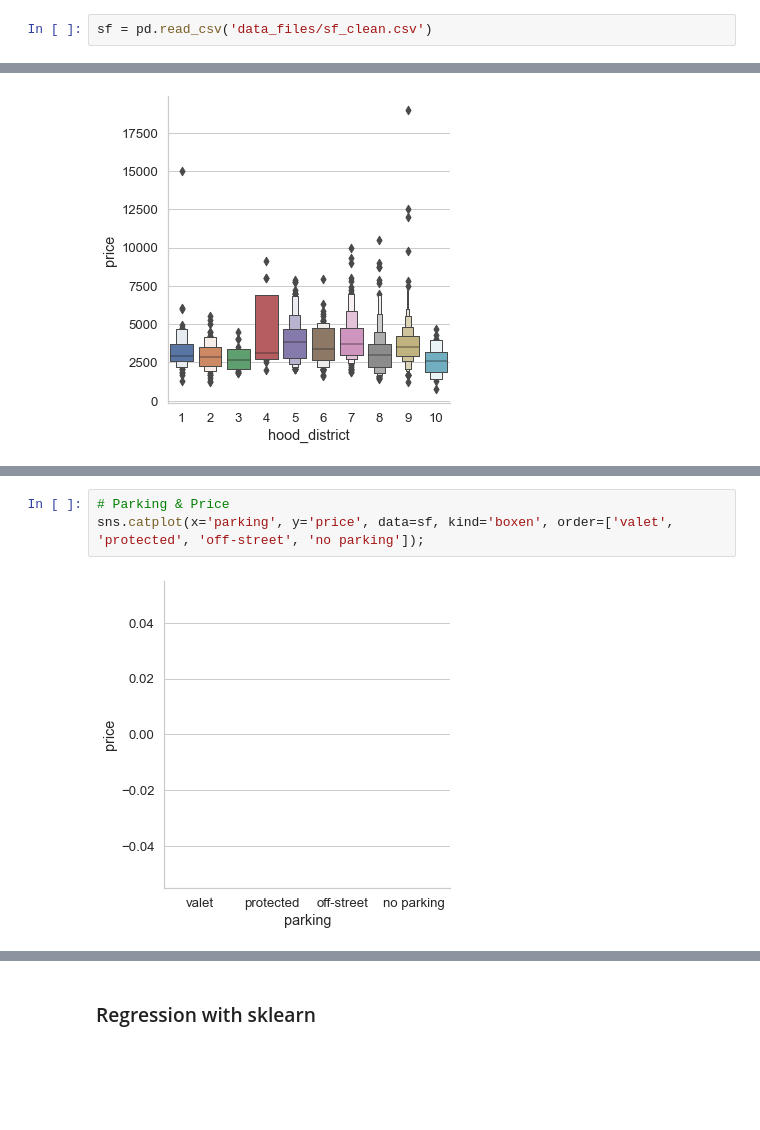
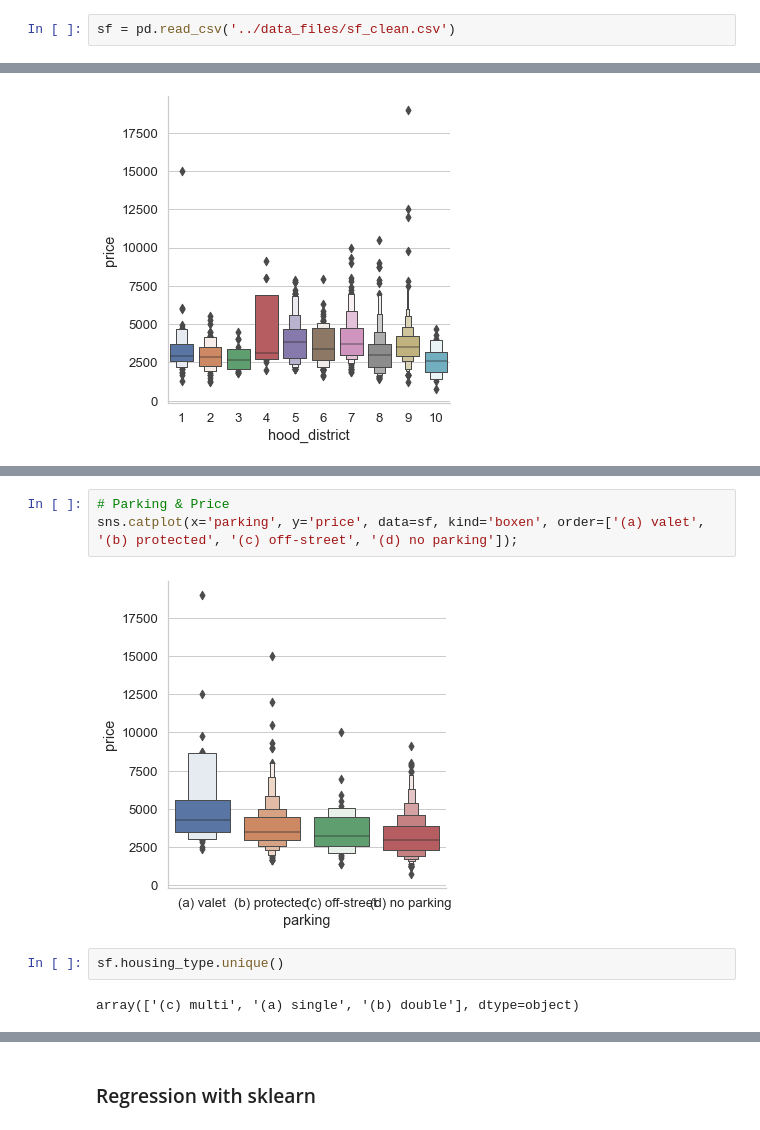
Before and after one commit to alfredjackieots/CL-housing-rent-predictions, a Jupyter notebook: scratch/regression_test.ipynb, the cells around one changed output, grey strips where cells are left out. Saved outputs shown, nothing was run; the diff lists cells and outputs as text; blank space fills up the shorter version.

```diff
--- a/scratch/regression_test.ipynb
+++ b/scratch/regression_test.ipynb
@@ -17,7 +17,7 @@ sns.set(context='notebook', style='whitegrid', font_scale=1.2)
 # %% [markdown]
 ## Review of sf DataFrame
 # %%
-sf = pd.read_csv('data_files/sf_clean.csv')
+sf = pd.read_csv('../data_files/sf_clean.csv')
 # %%
 # Reformatting hood_district names
 sf['hood_district'] = sf['hood_district'].astype(int)
@@ -103,7 +124,11 @@ sns.catplot(x='pets', y='price', data=sf, kind='boxen', order=['both', 'dogs', '
 # %%
 # Parking & Price
-sns.catplot(x='parking', y='price', data=sf, kind='boxen', order=['valet', 'protected', 'off-street', 'no parking']);
+sns.catplot(x='parking', y='price', data=sf, kind='boxen', order=['(a) valet', '(b) protected', '(c) off-street', '(d) no parking']);
 # %% [output]
-[figure, old version]
+[figure, new version]
+# %%
+sf.housing_type.unique()
+# %% [output]
+array(['(c) multi', '(a) single', '(b) double'], dtype=object)
 # %%
 # Housing Type
```
Also changed, not shown: parts of 9 cells of this notebook, 8 other files.
